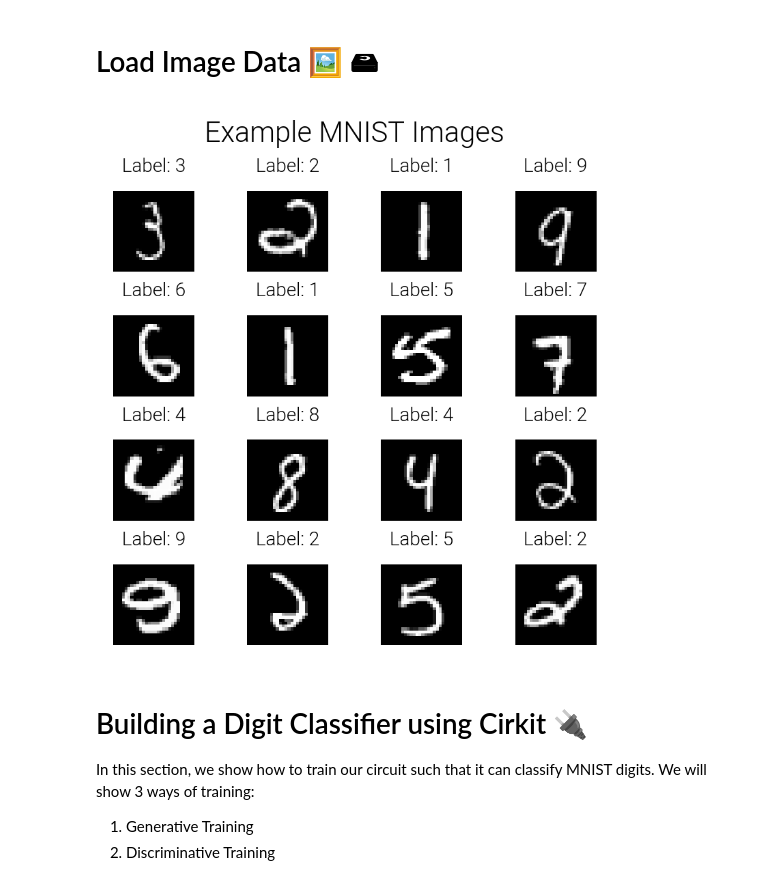
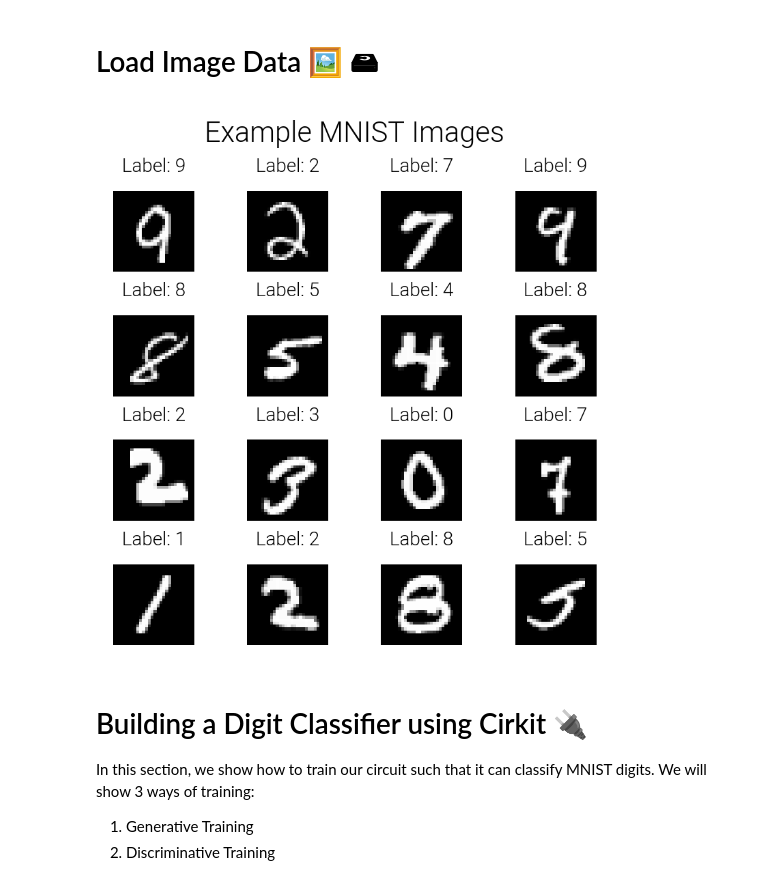
Before and after one commit to april-tools/cirkit, a Jupyter notebook: notebooks/generative-circuit.ipynb, the cells around one changed output. Saved outputs shown, nothing was run; the diff lists cells and outputs as text; code cells hidden in the pictures.

Commit message:
Add cross-validation

```diff
--- a/notebooks/generative-circuit.ipynb
+++ b/notebooks/generative-circuit.ipynb
@@ -27,7 +27,7 @@ import torch
 import numpy as np
 import matplotlib.pyplot as plt
 
-from torch.utils.data import DataLoader
+from torch.utils.data import random_split, DataLoader
 from torchvision import transforms, datasets
 
 
@@ -54,38 +54,42 @@ def plot_sample_images(dataloader, gridsize=4):
     inputs, labels = next(iter(dataloader))
 
     example_image = inputs['images'][0]
     images = inputs['images'][:gridsize**2]
 
     # Create a 3x3 subplot
     fig, axes = plt.subplots(gridsize, gridsize, figsize=(8, 8))
 
     # Plot each image
     for i, ax in enumerate(axes.flat):
         # Convert the image to a 2D array (since MNIST images are 28x28 pixels)
         img = images[i].numpy().squeeze()
 
         # Display the image
         ax.imshow(img, cmap='gray')
         ax.axis('off')  # Turn off axis
         ax.set_title(f"Label: {labels[i].item()}", fontsize=20)
 
     # Adjust spacing between subplots
     fig.suptitle('Example MNIST Images', fontsize=30)
     plt.tight_layout()
     plt.show()
 
 
-data_train = datasets.MNIST('datasets', train=True, download=True, transform=transform)
-data_test = datasets.MNIST('datasets', train=False, download=True, transform=transform)
+train_size = int(.8 * len(data_train))
+valid_size = len(data_train) - train_size
+
+torch.manual_seed(13)
+train_split, valid_split = random_split(data_train, [train_size, valid_size])
 
 # Instantiate the training and testing data loaders
-train_dataloader = DataLoader(data_train, shuffle=True, batch_size=256)
+train_dataloader = DataLoader(train_split, shuffle=True, batch_size=256)
+valid_dataloader = DataLoader(valid_split, shuffle=False, batch_size=256)
 test_dataloader = DataLoader(data_test, shuffle=False, batch_size=256)
 
 # Call the function to plot images
-plot_sample_images(train_dataloader, gridsize=4)
+plot_sample_images(valid_dataloader, gridsize=4)
 # %% [output]
-[figure, old version]
+[figure, new version]
 # %% [markdown]
 # Building a Digit Classifier using Cirkit &#x1F50C;
 
```
Also changed, not shown: parts of 10 cells of this notebook.
